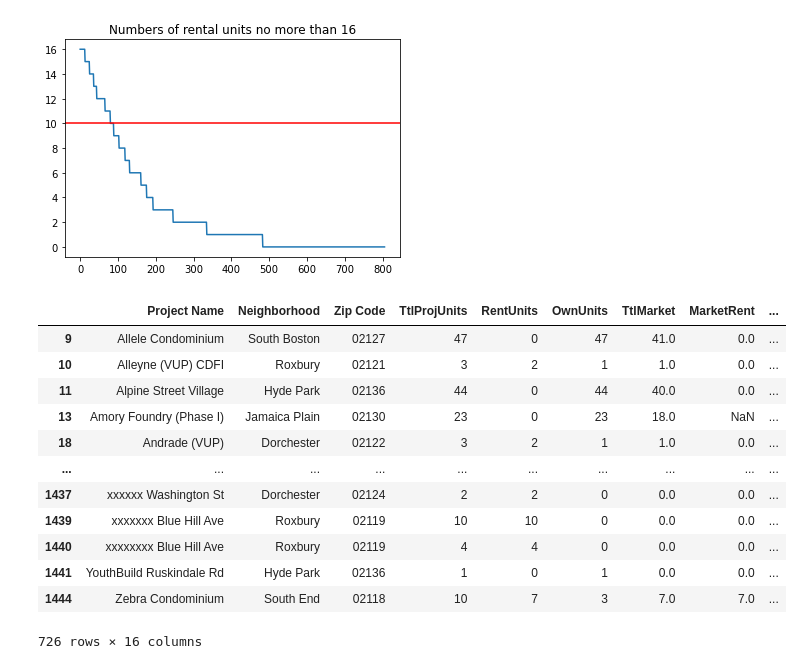
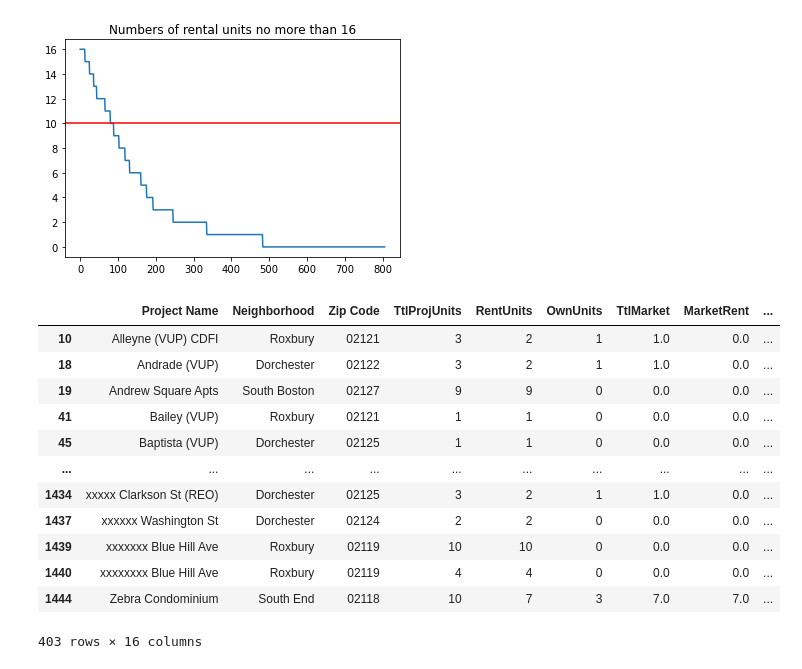
Before and after one commit to CHUF04/ds-councilor-louijeune-small-landlord, a Jupyter notebook: fall22-team-1/deliverable2/income-restricted-preprocessing.ipynb, the cells around one changed output. Cells and saved outputs as stored; diff of their text form; code cells hidden in the pictures.

```diff
--- a/fall22-team-1/deliverable2/income-restricted-preprocessing.ipynb
+++ b/fall22-team-1/deliverable2/income-restricted-preprocessing.ipynb
@@ -37,21 +37,22 @@ plt.axhline(k, color='r')
 [figure]
 # %%
 df_non_comm = df[df['RentUnits']<=k]
+df_non_comm = df_non_comm[df_non_comm['RentUnits'] > 0]
 df_non_comm
 # %% [output]
 |  | Project Name | Neighborhood | Zip Code | TtlProjUnits | RentUnits | OwnUnits | TtlMarket | MarketRent | ... |
-| 9 | Allele Condominium | South Boston | 02127 | 47 | 0 | 47 | 41.0 | 0.0 | ... |
 | 10 | Alleyne (VUP) CDFI | Roxbury | 02121 | 3 | 2 | 1 | 1.0 | 0.0 | ... |
-| 11 | Alpine Street Village | Hyde Park | 02136 | 44 | 0 | 44 | 40.0 | 0.0 | ... |
-| 13 | Amory Foundry (Phase I) | Jamaica Plain | 02130 | 23 | 0 | 23 | 18.0 | NaN | ... |
 | 18 | Andrade (VUP) | Dorchester | 02122 | 3 | 2 | 1 | 1.0 | 0.0 | ... |
+| 19 | Andrew Square Apts | South Boston | 02127 | 9 | 9 | 0 | 0.0 | 0.0 | ... |
+| 41 | Bailey (VUP) | Roxbury | 02121 | 1 | 1 | 0 | 0.0 | 0.0 | ... |
+| 45 | Baptista (VUP) | Dorchester | 02125 | 1 | 1 | 0 | 0.0 | 0.0 | ... |
 | ... | ... | ... | ... | ... | ... | ... | ... | ... | ... |
+| 1434 | xxxxx Clarkson St (REO) | Dorchester | 02125 | 3 | 2 | 1 | 1.0 | 0.0 | ... |
 | 1437 | xxxxxx Washington St | Dorchester | 02124 | 2 | 2 | 0 | 0.0 | 0.0 | ... |
 | 1439 | xxxxxxx Blue Hill Ave | Roxbury | 02119 | 10 | 10 | 0 | 0.0 | 0.0 | ... |
 | 1440 | xxxxxxxx Blue Hill Ave | Roxbury | 02119 | 4 | 4 | 0 | 0.0 | 0.0 | ... |
-| 1441 | YouthBuild Ruskindale Rd | Hyde Park | 02136 | 1 | 0 | 1 | 0.0 | 0.0 | ... |
 | 1444 | Zebra Condominium | South End | 02118 | 10 | 7 | 3 | 7.0 | 7.0 | ... |
-726 rows × 16 columns
+403 rows × 16 columns
 # %%
 # df_non_comm.to_csv('../data/income-restricted-non-commercial.csv')
 # %%
```
Also changed, not shown: parts of 1 cell of this notebook, 2 other files.
